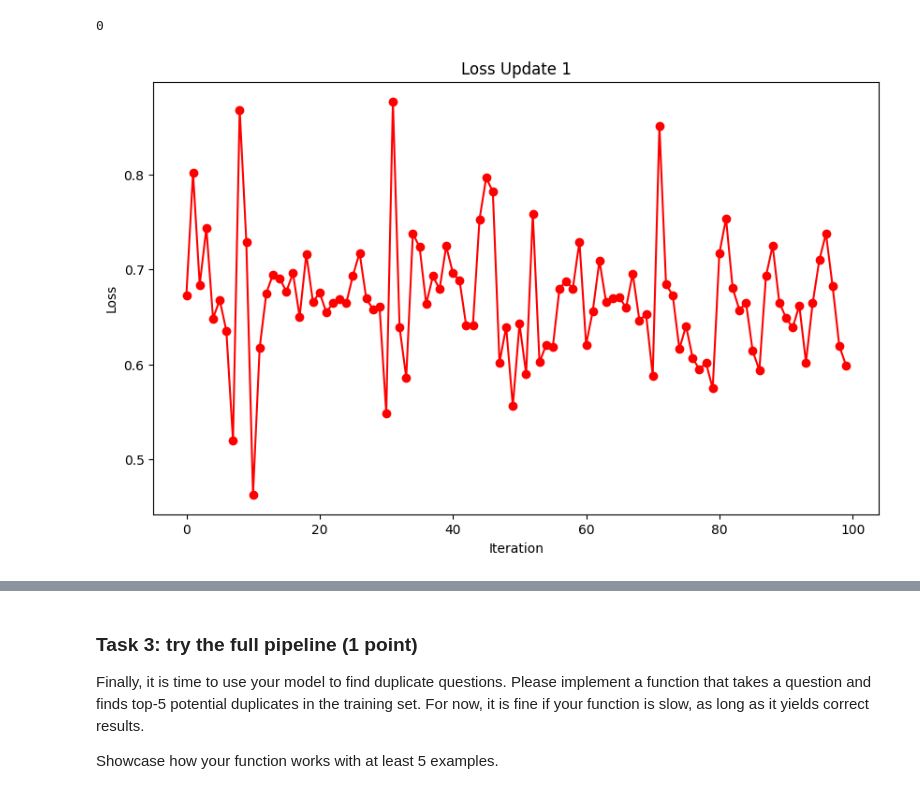
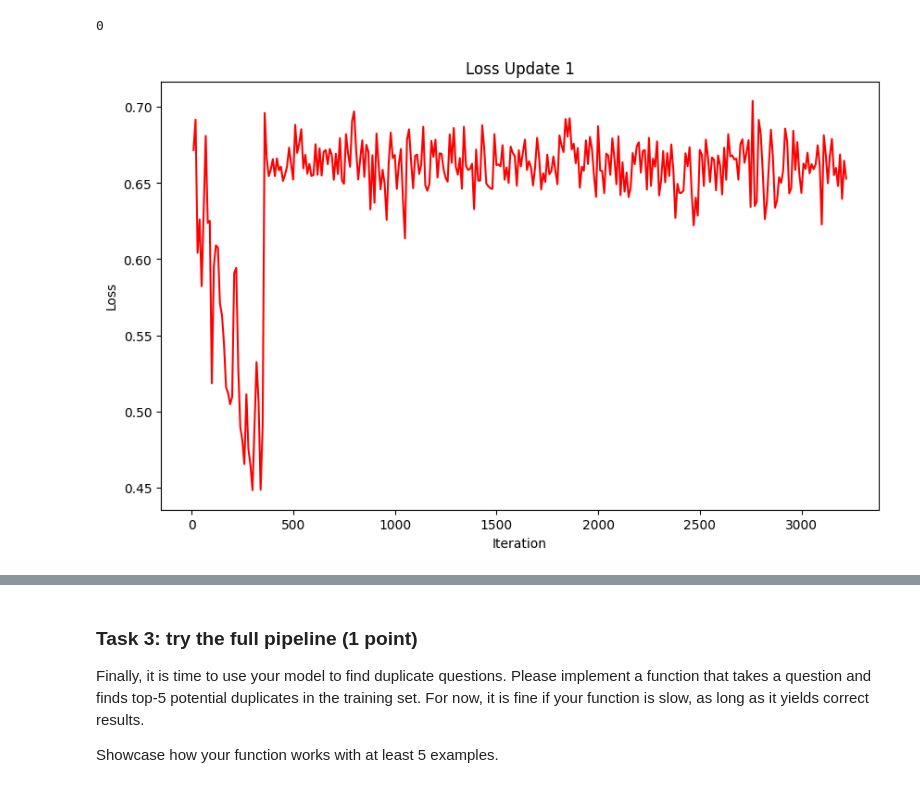
Before and after one commit to germanKoch/nlp_course, a Jupyter notebook: week05_transfer/homework.ipynb, the cells around one changed output, grey strips where cells are left out. Drawn from its saved outputs; the diff is of its cells as text; code cells hidden in the pictures.

```diff
--- a/week05_transfer/homework.ipynb
+++ b/week05_transfer/homework.ipynb
@@ -187,7 +187,7 @@ train_set = qqp_preprocessed['train']
 val_set = qqp_preprocessed['validation']
 
 train_loader = torch.utils.data.DataLoader(
-    train_set, batch_size=32, shuffle=True, collate_fn=transformers.default_data_collator, num_workers=2
+    train_set, batch_size=64, shuffle=True, collate_fn=transformers.default_data_collator, num_workers=2
 )
 val_loader = torch.utils.data.DataLoader(
     val_set, batch_size=1024, shuffle=False, collate_fn=transformers.default_data_collator, num_workers=2
@@ -199,21 +199,20 @@ import numpy as np
 from IPython.display import display, clear_output
 import time
 
-optimizer = torch.optim.Adam(model.parameters(), lr=0.001)
+optimizer = torch.optim.Adam(model.parameters(), lr=0.0001)
 loss = nn.CrossEntropyLoss()
 
 model = model.cuda()
-model = model.train()
-loss_vals = []
+loss_vals = {}
 counter = 0
 
-def show_plot(loss):
+def show_plot(loss_vals):
     # Clear the previous figure
     clear_output(wait=True)
 
     # Plot the updated loss list
     plt.figure(figsize=(10, 6))
-    plt.plot(loss, marker='o', linestyle='-', color='r')
+    plt.plot(loss_vals.keys(), loss_vals.values() , linestyle='-', color='r')
     plt.title(f'Loss Update {i+1}')
     plt.xlabel('Iteration')
     plt.ylabel('Loss')
@@ -223,32 +222,38 @@ def show_plot(loss):
 
 
 def train_step(batch, model, optimizer, loss):
     optimizer.zero_grad()
 
     input_ids = batch['input_ids'].cuda()
     attention_mask = batch['attention_mask'].cuda()
     labels = batch['labels'].cuda()
 
     predicted = model(
       input_ids=input_ids,
       attention_mask=attention_mask
     )
     loss_val = loss(predicted.logits, labels)
     loss_val.backward()
     optimizer.step()
 
     del input_ids
     del attention_mask
     del labels
 
     return loss_val
 
 for i in range(0, epochs):
+    model.train()
+    current_loss = []
+
     for batch in tqdm(train_loader):
         loss_val = train_step(batch, model, optimizer, loss)
-        loss_vals.append(loss_val.item())
+        current_loss.append(loss_val.item())
         counter += 1
+
         if counter % 10 == 0:
+          loss_vals[counter] = np.mean(current_loss)
           show_plot(loss_vals)
+          current_loss = []
 # %% [output]
-[figure, old version]
+[figure, new version]
```
Also changed, not shown: parts of 1 cell of this notebook.
